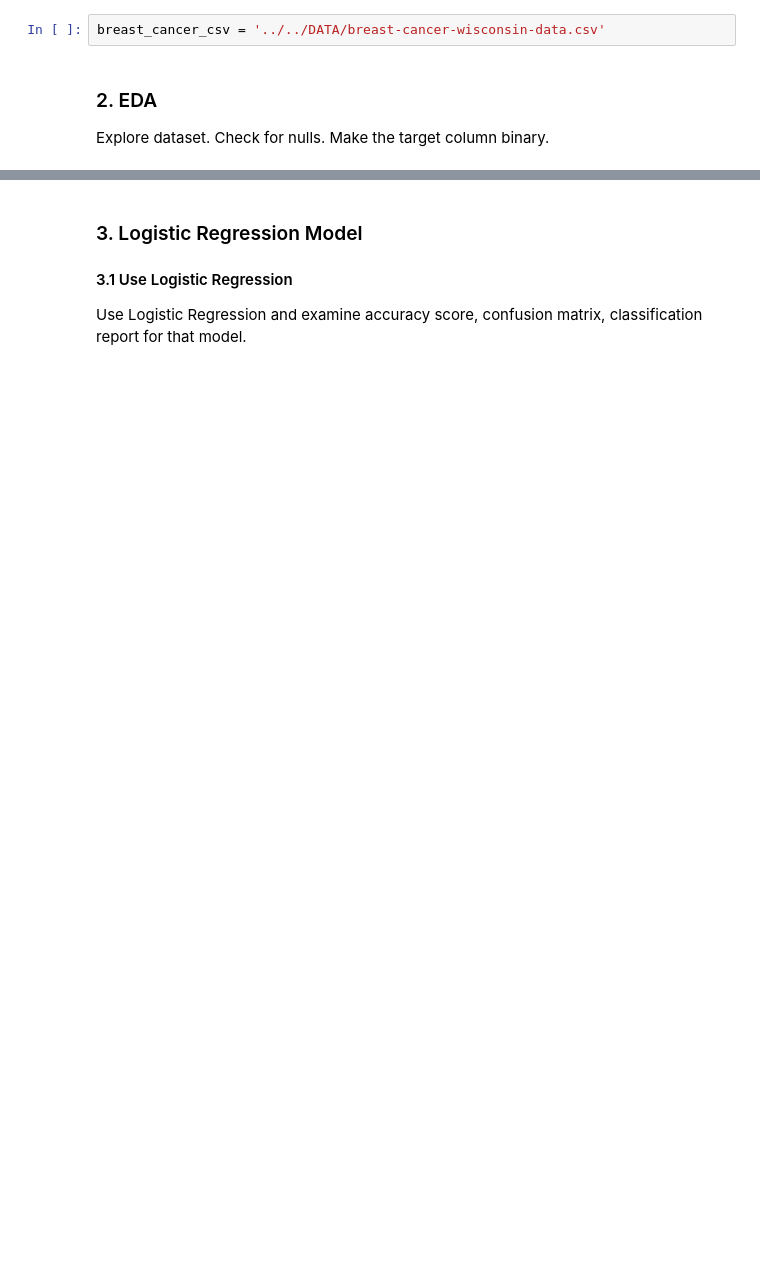
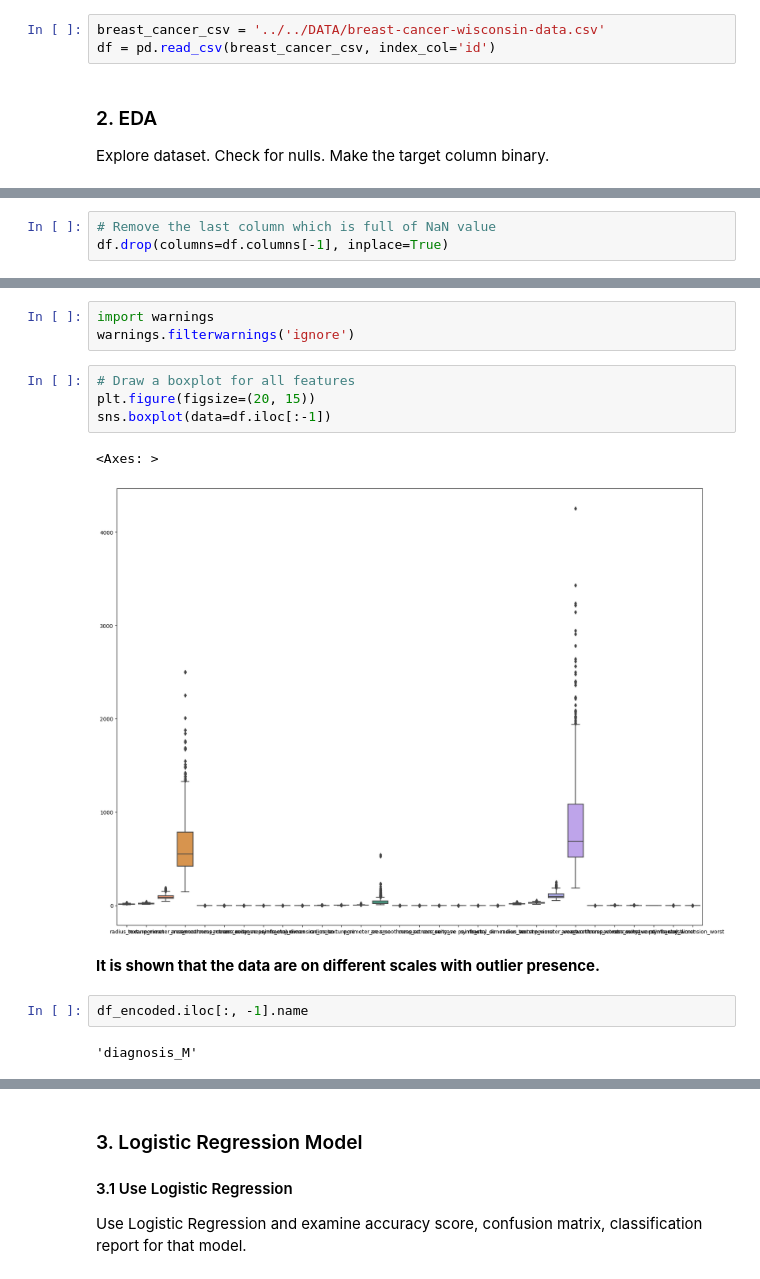
Before and after one commit to huyphnvn/IOD, a Jupyter notebook: MOD5/Lab 5/IOD_Lab_5_1_1.ipynb, the cells around one changed output, grey strips where cells are left out. Saved outputs shown, nothing was run; the diff lists cells and outputs as text; blank space fills up the shorter version.

```diff
--- a/MOD5/Lab 5/IOD_Lab_5_1_1.ipynb
+++ b/MOD5/Lab 5/IOD_Lab_5_1_1.ipynb
@@ -55,5 +53,6 @@ import matplotlib.pyplot as plt
 # %%
 breast_cancer_csv = '../../DATA/breast-cancer-wisconsin-data.csv'
+df = pd.read_csv(breast_cancer_csv, index_col='id')
 # %% [markdown]
 ### 2. EDA
 
@@ -60,0 +109,3 @@ Explore dataset. Check for nulls. Make the target column binary.
+# %%
+# Remove the last column which is full of NaN value
+df.drop(columns=df.columns[-1], inplace=True)
@@ -60,0 +136,16 @@ Explore dataset. Check for nulls. Make the target column binary.
+# %%
+import warnings
+warnings.filterwarnings('ignore')
+# %%
+# Draw a boxplot for all features
+plt.figure(figsize=(20, 15))
+sns.boxplot(data=df.iloc[:-1])
+# %% [output]
+<Axes: >
+[figure, added]
+# %% [markdown]
+**It is shown that the data are on different scales with outlier presence.**
+# %%
+df_encoded.iloc[:, -1].name
+# %% [output]
+'diagnosis_M'
```
Also changed, not shown: parts of 48 cells of this notebook.
